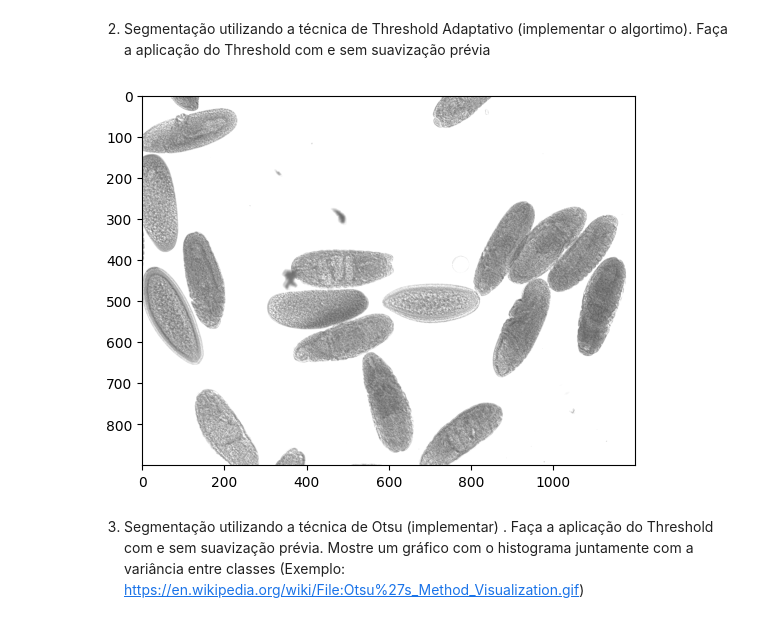
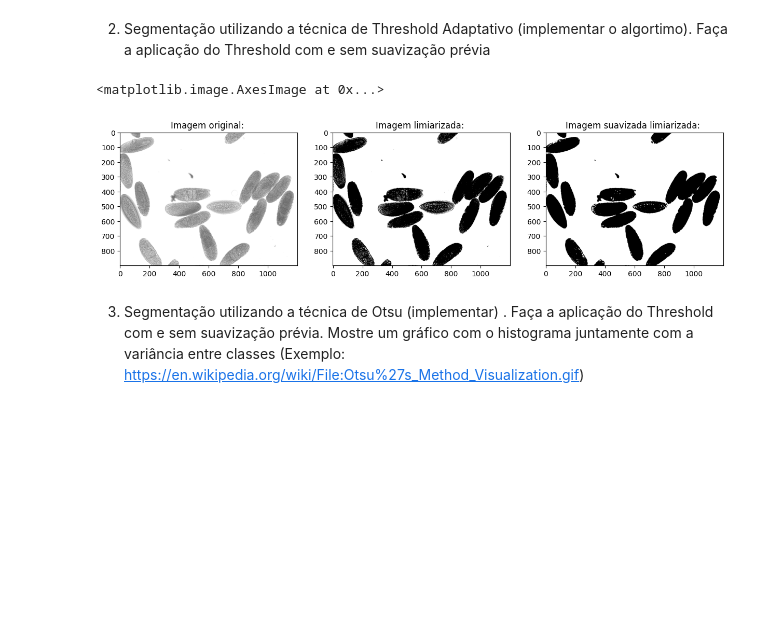
Before and after one commit to lazarojoabe/Processamento-Digital-De-Imagens, a Jupyter notebook: Lab06 - Thresholding/lab06.ipynb, the cells around one changed output. Drawn from its saved outputs; the diff is of its cells as text; code cells hidden in the pictures; blank space fills up the shorter version.

```diff
--- a/Lab06 - Thresholding/lab06.ipynb
+++ b/Lab06 - Thresholding/lab06.ipynb
@@ -16,10 +65,46 @@ plt.imshow(img1, cmap='gray', vmin=0, vmax=255);
 # %% [markdown]
 2)	Segmentação utilizando a técnica de Threshold Adaptativo (implementar o algortimo). Faça a aplicação do Threshold com e sem suavização prévia
-# %%
-img1 = cv2.imread("insitu107595.jpg", cv2.IMREAD_GRAYSCALE)
-
-plt.imshow(img1, cmap='gray', vmin=0, vmax=255);
-# %% [output]
-[figure, removed]
+# %%
+img1 = cv2.imread("insitu107595.jpg", cv2.IMREAD_GRAYSCALE)
+
+#com suavização prévia (filtro de media)
+mascMedia = np.ones((5, 5))/25
+
+imgSuavizada = cv2.filter2D(img1, cv2.CV_64F, mascMedia)
+
+T_inicial = 160
+deltaT = T_inicial
+while(deltaT > 0.5):
+
+    G1 = np.where(img1 <= T_inicial)
+    G2 = np.where(img1 > T_inicial)
+
+    miG1 = np.mean(img1[G1])
+    miG2 = np.mean(img1[G2])
+
+    newT = (miG1 + miG2) // 2
+    deltaT = newT - T_inicial
+    T_inicial = newT
+
+imgSuavizadaLimiariazada = np.where(imgSuavizada > T_inicial, 1, 0)
+imgSuavizadaLimiariazada = 255 * (imgSuavizadaLimiariazada - imgSuavizadaLimiariazada.min())//(imgSuavizadaLimiariazada.max() - imgSuavizadaLimiariazada.min())
+
+imgLimiariazada = np.where(img1 > T_inicial, 1, 0)
+imgLimiariazada = 255 * (imgLimiariazada - imgLimiariazada.min())/(imgLimiariazada.max() - imgLimiariazada.min())
+
+fig = plt.figure(figsize=(15, 5))
+plt.imshow(img1, cmap='gray', vmin=0, vmax=255);
+
+plt.subplot(1, 3, 1).set_title("Imagem original: ")
+plt.imshow(img1, cmap='gray', vmin=0, vmax=255)
+
+plt.subplot(1, 3, 2).set_title("Imagem limiarizada: ")
+plt.imshow(imgLimiariazada, cmap='gray', vmin=0, vmax=255)
+
+plt.subplot(1, 3, 3).set_title("Imagem suavizada limiarizada: ")
+plt.imshow(imgSuavizadaLimiariazada, cmap='gray', vmin=0, vmax=255)
+# %% [output]
+<matplotlib.image.AxesImage at 0x...>
+[figure, added]
 # %% [markdown]
 3) Segmentação utilizando a técnica de Otsu (implementar) . Faça a aplicação do Threshold com e sem suavização prévia. Mostre um gráfico com o histograma juntamente com a variância entre classes (Exemplo: https://en.wikipedia.org/wiki/File:Otsu%27s_Method_Visualization.gif)
```
Also changed, not shown: parts of 6 cells of this notebook.
